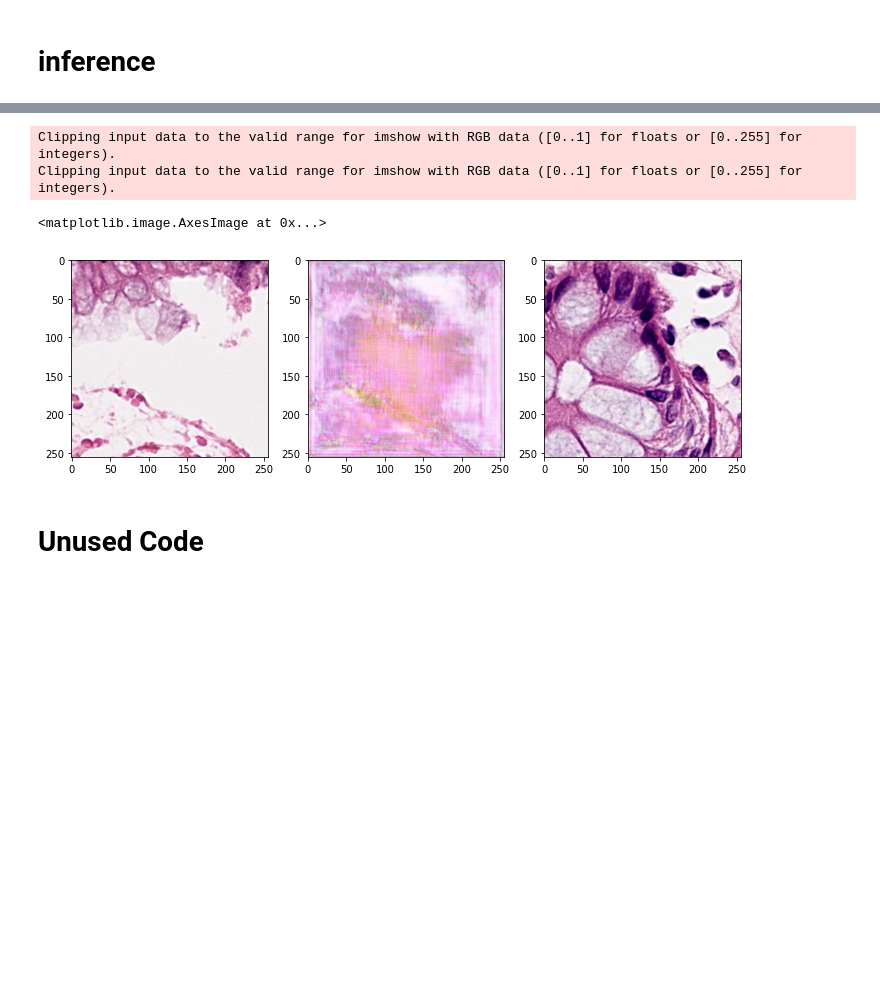
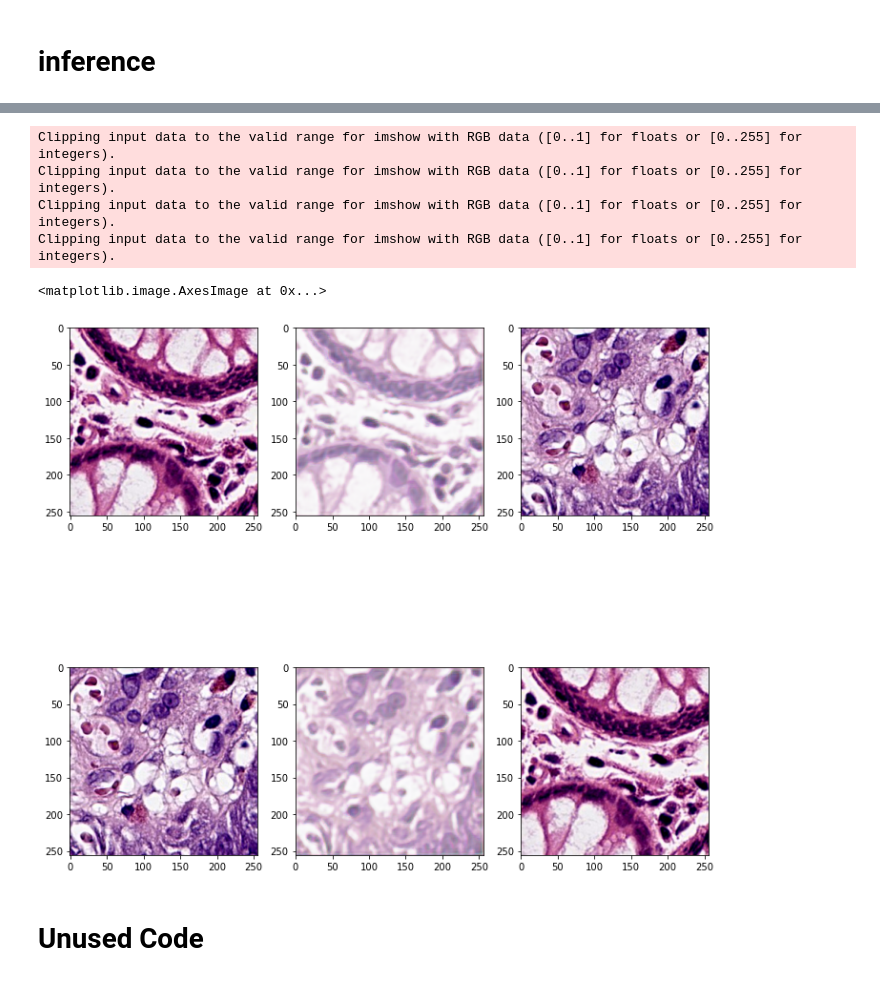
Before and after one commit to tobeor3009/CNN_total, a Jupyter notebook: star_gan_inceptionv3_gpu_0.ipynb, the cells around one changed output, grey strips where cells are left out. Saved outputs shown, nothing was run; the diff lists cells and outputs as text; code cells hidden in the pictures; blank space fills up the shorter version.

```diff
--- a/star_gan_inceptionv3_gpu_0.ipynb
+++ b/star_gan_inceptionv3_gpu_0.ipynb
@@ -26,7 +26,7 @@ from glob import glob
 
 task = "star_gan"
 data_set_name = "SN_colon"
-batch_size = 8
+batch_size = 4
 on_memory = False
 argumentation_proba = 0.8
 argumentation_policy_dict = {
@@ -95,14 +95,16 @@ from tensorflow.image import ssim
 import segmentation_models as sm
 from tensorflow.keras.applications import InceptionV3
 
-from src.model.star_gan_v2 import StarGan
+from src.model.star_gan_v3 import StarGan
 from src.util.custom_loss import dice_score
 from src.util.loss_cycle_gan import get_channel_weighted_dice_loss, get_channel_weighted_mse_loss
-from src.model.inceptionv3_tf_2_2 import InceptionV3
+from src.model.inceptionv3_tf_2_5 import InceptionV3
+from src.model.inceptionv3_unet import Unet
 
 BACKBONE="inceptionv3"
 DROPOUT_RATIO = 0.5
-optimizer = Nadam(1e-5, beta_1=0.5, clipnorm=1)
+generator_optimizer = Nadam(1e-4, beta_1=0.5)
+discriminator_optimizer = Nadam(1e-4, beta_1=0.5)
 input_image_shape = (*target_size, 3)
 output_image_shape = (*target_size, 3)
 
@@ -114,9 +116,9 @@ output_image_shape = (*target_size, 3)
 #                       classes=3, activation="tanh")
 
 generator = sm.Unet(backbone_name=BACKBONE,
-                      input_shape=(None, None, 13),
-                      encoder_weights=None,
-                      classes=3, activation="tanh")
+                  input_shape=(None, None, 13),
+                  encoder_weights=None,
+                  classes=3, activation="tanh")
 
 base_discriminator = InceptionV3(
     include_top=False,
@@ -124,7 +126,7 @@ base_discriminator = InceptionV3(
     input_tensor=None,
     input_shape=(None,None,3),
     classes=None,
-    normliazation="InstanceNormalization",
+    normliazation="LayerNormalization",
     pooling=None,
     classifier_activation=None
 )
@@ -144,15 +146,17 @@ discriminator = Model(base_discriminator.input, [base_discriminator.output, pred
 
 star_gan_model = StarGan(
     generator=generator,
-    discriminator=discriminator
+    discriminator=discriminator,
+    lambda_reconstruct=10.0,
+    lambda_identity=0.1,
 )
 
 star_gan_model.compile(
     batch_size = batch_size,
     image_shape = target_size,
     label_num = len(label_list),
-    generator_optimizer=optimizer,
-    discriminator_optimizer=optimizer,
-    image_loss_fn=get_channel_weighted_mse_loss
+    generator_optimizer=generator_optimizer,
+    discriminator_optimizer=discriminator_optimizer,
+#     image_loss_fn=get_channel_weighted_mse_loss
 )
 # %% [output]
@@ -376,13 +386,18 @@ target_predicted_image_array = target_predicted_image_array.astype("uint8")
 # %%
-_, ax = plt.subplots(1, 3, figsize=(12, 12))
-ax[0].imshow(image_array[0])
-ax[1].imshow(target_predicted_image_array)
-ax[2].imshow(target_image_array[0])
+_, ax = plt.subplots(2, 3, figsize=(12, 12))
+ax[0, 0].imshow(image_array[0])
+ax[0, 1].imshow(target_predicted_image_array[0])
+ax[0, 2].imshow(target_image_array[0])
+ax[1, 0].imshow(target_image_array[0])
+ax[1, 1].imshow(predicted_image_array[0])
+ax[1, 2].imshow(image_array[0])
 # %% [output]
 Clipping input data to the valid range for imshow with RGB data ([0..1] for floats or [0..255] for integers).
 Clipping input data to the valid range for imshow with RGB data ([0..1] for floats or [0..255] for integers).
+Clipping input data to the valid range for imshow with RGB data ([0..1] for floats or [0..255] for integers).
+Clipping input data to the valid range for imshow with RGB data ([0..1] for floats or [0..255] for integers).
 <matplotlib.image.AxesImage at 0x...>
-[figure, old version]
+[figure, new version]
 # %%
 from src.data_loader.utils import imread
 from tensorflow.keras import backend as keras_backend
```
Also changed, not shown: parts of 7 cells of this notebook, 2 other files.
